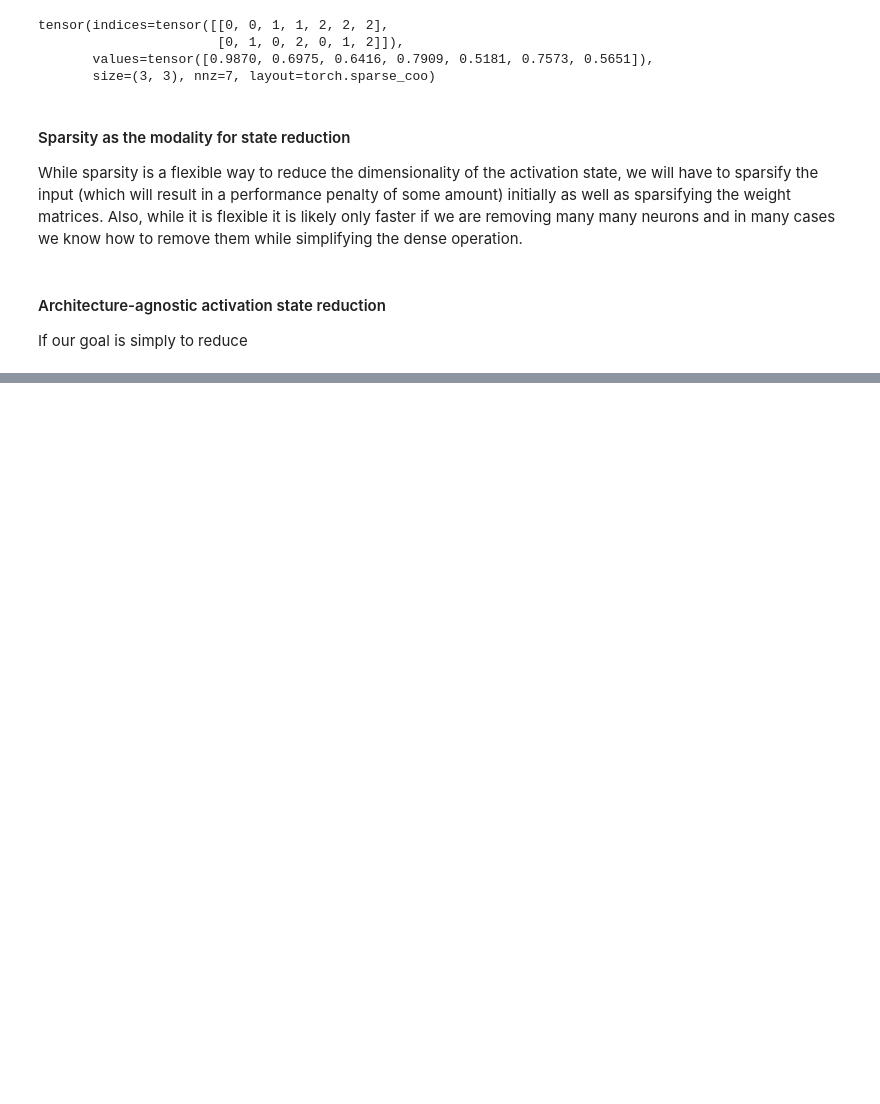
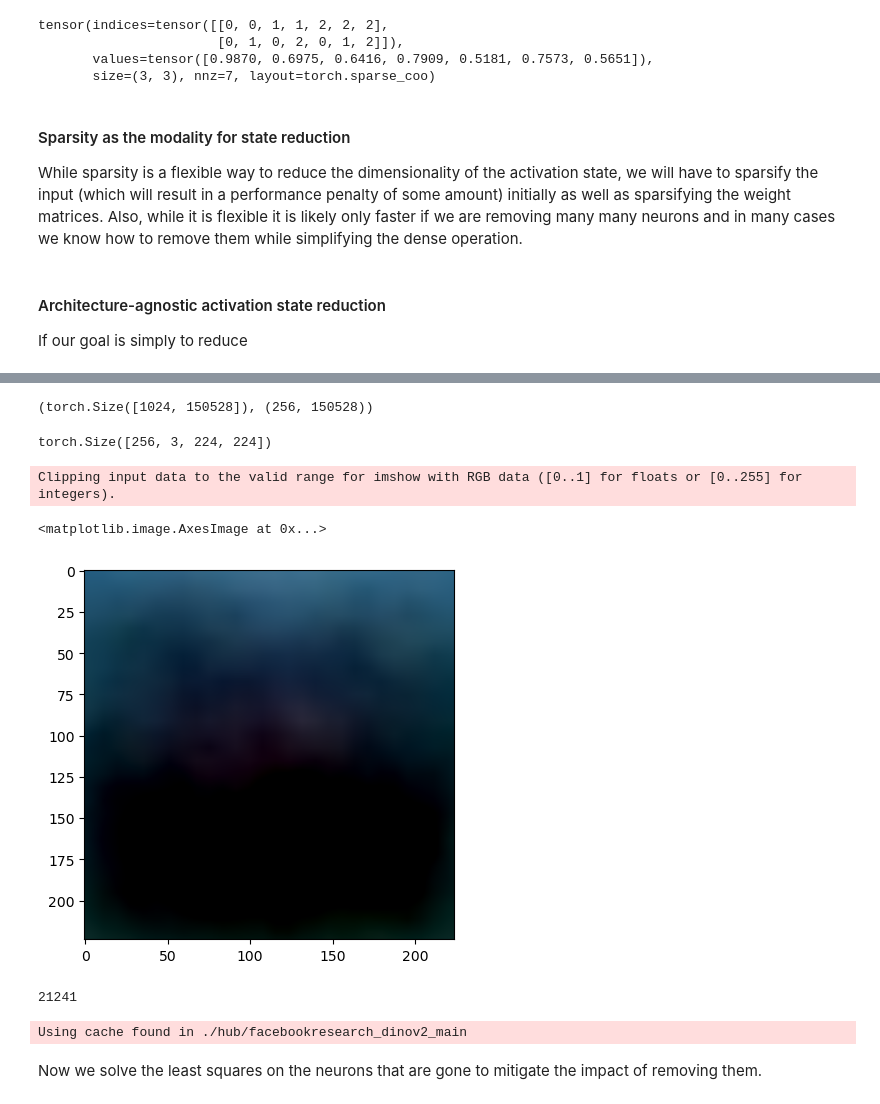
Before and after one commit to JayRothenberger/Low-Rank-Model-Compression, a Jupyter notebook: ActivationDistribution.ipynb, the cells around one changed output, grey strips where cells are left out. Saved outputs shown, nothing was run; the diff lists cells and outputs as text; code cells hidden in the pictures; blank space fills up the shorter version.

```diff
--- a/ActivationDistribution.ipynb
+++ b/ActivationDistribution.ipynb
@@ -740,0 +1262,11 @@ If our goal is simply to reduce
+# %%
+train_ds = torchvision.datasets.CIFAR10('./cifar', True, transform = DINOv2_transform, download = True)
+val_ds = torchvision.datasets.CIFAR10('./cifar', False, transform = DINOv2_transform, download = True)
+
+train_loader = torch.utils.data.DataLoader(train_ds, batch_size=64)
+val_loader = torch.utils.data.DataLoader(val_ds, batch_size=64)
+
+DINOv2 = dino_model()
+
+model = LinearProbe(DINOv2)
+optimizer = torch.optim.Adam(model.parameters(), lr=1e-3)
@@ -740,0 +1277,5 @@ If our goal is simply to reduce
+# %%
+for epoch in range(1):
+    train(model.to(0), optimizer, train_loader)
+    gc.collect()
+test(model, val_loader)
@@ -740,0 +1339,29 @@ If our goal is simply to reduce
+# %%
+from sklearn.decomposition import PCA
+pca = PCA(256)
+
+batches = []
+
+for i, batch in enumerate(train_loader):
+    if i == 16:
+        break
+    batches.append(batch[0])
+
+batches = torch.cat(batches, 0)
+flat_batches = batches.flatten(1)
+
+pca.fit(flat_batches)
+flat_batches.shape, pca.components_.shape
+# %% [output]
+(torch.Size([1024, 150528]), (256, 150528))
+# %%
+input_components = torch.tensor(pca.components_ + pca.mean_[None, :]).unflatten(1, (3, 224, 224))
+input_components.shape
+# %% [output]
+torch.Size([256, 3, 224, 224])
+# %%
+plt.imshow(input_components[0].permute(1,2,0))
+# %% [output]
+Clipping input data to the valid range for imshow with RGB data ([0..1] for floats or [0..255] for integers).
+<matplotlib.image.AxesImage at 0x...>
+[figure, added]
@@ -740,0 +1389,14 @@ If our goal is simply to reduce
+# %%
+gc.collect()
+# %% [output]
+21241
+# %%
+DINOv2 = dino_model()
+
+names = getlayernames(DINOv2)
+
+activations, inputs = activation_graph(DINOv2, input_components)
+# %% [output]
+Using cache found in ./hub/facebookresearch_dinov2_main
+# %% [markdown]
+Now we solve the least squares on the neurons that are gone to mitigate the impact of removing them.
```
Also changed, not shown: parts of 77 cells of this notebook.
